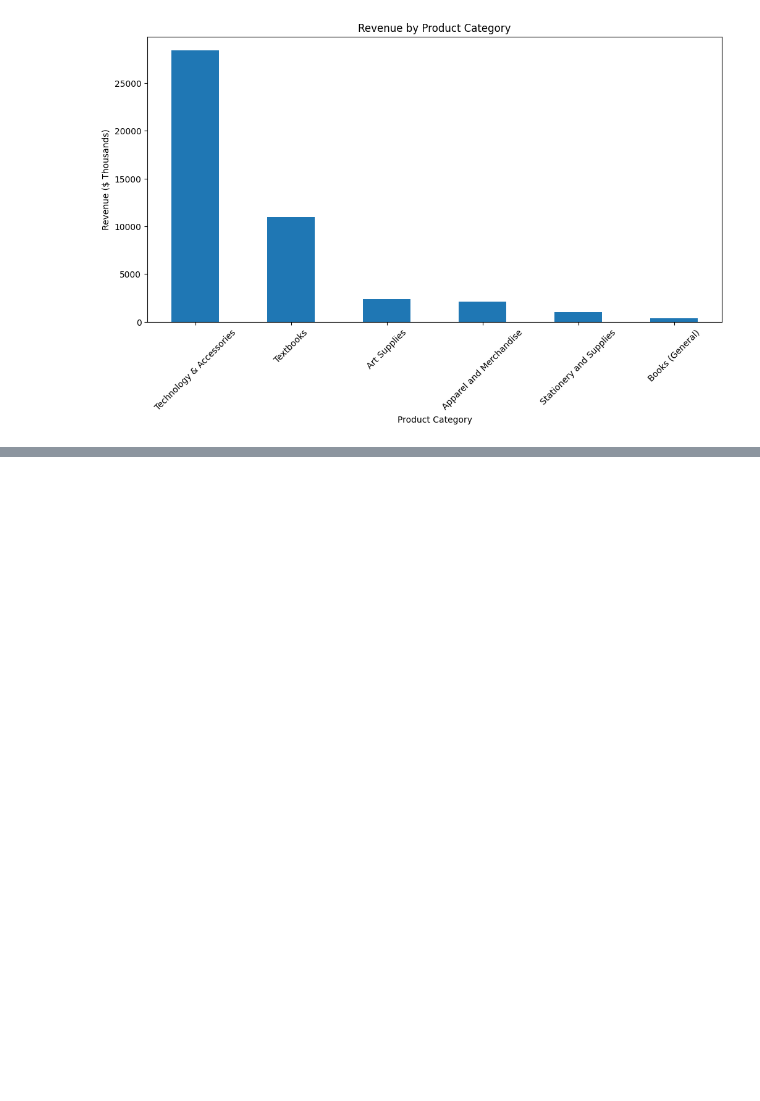
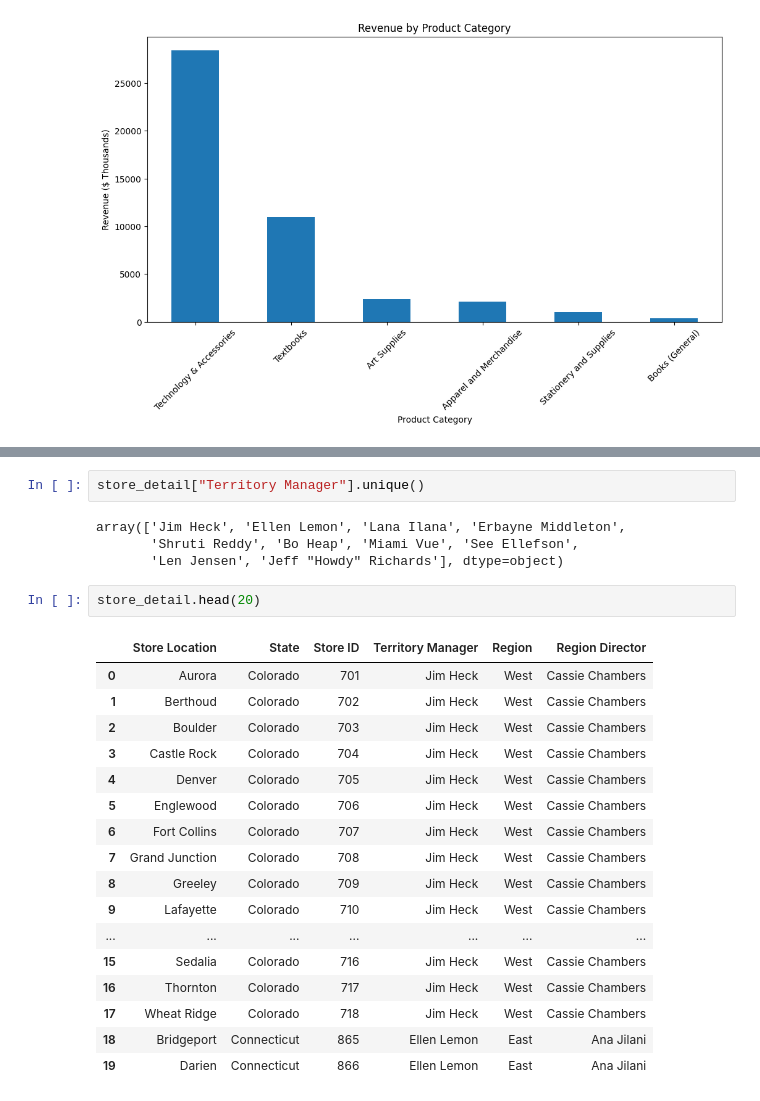
Before and after one commit to wlpoindexter/Capstone_2, a Jupyter notebook: poindexter_sales_analysis.ipynb, the cells around one changed output, grey strips where cells are left out. Cells and saved outputs as stored; diff of their text form; blank space fills up the shorter version.

```diff
--- a/poindexter_sales_analysis.ipynb
+++ b/poindexter_sales_analysis.ipynb
@@ -457,0 +477,26 @@ plt.show()
+# %%
+store_detail["Territory Manager"].unique()
+# %% [output]
+array(['Jim Heck', 'Ellen Lemon', 'Lana Ilana', 'Erbayne Middleton',
+       'Shruti Reddy', 'Bo Heap', 'Miami Vue', 'See Ellefson',
+       'Len Jensen', 'Jeff "Howdy" Richards'], dtype=object)
+# %%
+store_detail.head(20)
+# %% [output]
+|  | Store Location | State | Store ID | Territory Manager | Region | Region Director |
+| 0 | Aurora | Colorado | 701 | Jim Heck | West | Cassie Chambers |
+| 1 | Berthoud | Colorado | 702 | Jim Heck | West | Cassie Chambers |
+| 2 | Boulder | Colorado | 703 | Jim Heck | West | Cassie Chambers |
+| 3 | Castle Rock | Colorado | 704 | Jim Heck | West | Cassie Chambers |
+| 4 | Denver | Colorado | 705 | Jim Heck | West | Cassie Chambers |
+| 5 | Englewood | Colorado | 706 | Jim Heck | West | Cassie Chambers |
+| 6 | Fort Collins | Colorado | 707 | Jim Heck | West | Cassie Chambers |
+| 7 | Grand Junction | Colorado | 708 | Jim Heck | West | Cassie Chambers |
+| 8 | Greeley | Colorado | 709 | Jim Heck | West | Cassie Chambers |
+| 9 | Lafayette | Colorado | 710 | Jim Heck | West | Cassie Chambers |
+| ... | ... | ... | ... | ... | ... | ... |
+| 15 | Sedalia | Colorado | 716 | Jim Heck | West | Cassie Chambers |
+| 16 | Thornton | Colorado | 717 | Jim Heck | West | Cassie Chambers |
+| 17 | Wheat Ridge | Colorado | 718 | Jim Heck | West | Cassie Chambers |
+| 18 | Bridgeport | Connecticut | 865 | Ellen Lemon | East | Ana Jilani |
+| 19 | Darien | Connecticut | 866 | Ellen Lemon | East | Ana Jilani |
```
Also changed, not shown: parts of 5 cells of this notebook.
